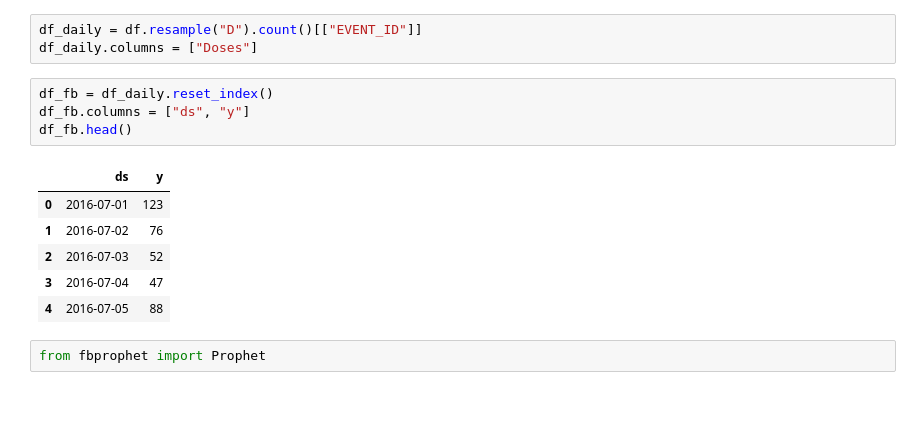
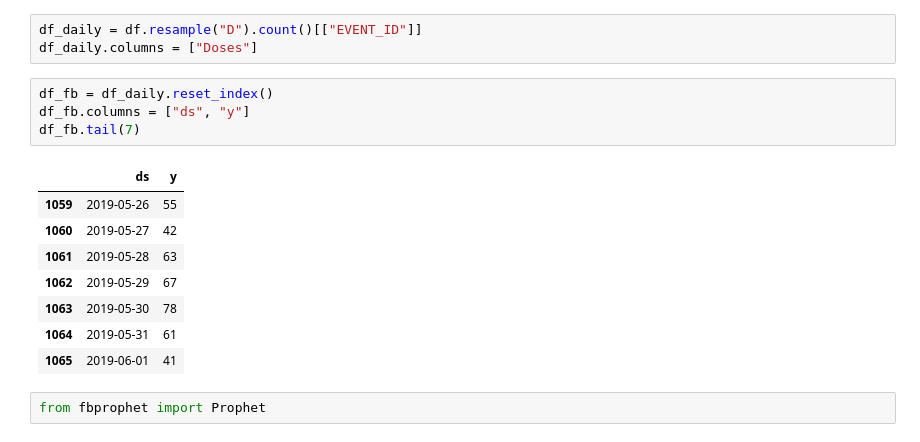
Before and after one commit to bgulbis/med_tracking, a Jupyter notebook: jupyter/fbprophet.ipynb, the cells around one changed output. Cells and saved outputs as stored; diff of their text form; blank space fills up the shorter version.

```diff
--- a/jupyter/fbprophet.ipynb
+++ b/jupyter/fbprophet.ipynb
@@ -23,14 +22,16 @@ df_daily.columns = ["Doses"]
 # %%
 df_fb = df_daily.reset_index()
 df_fb.columns = ["ds", "y"]
-df_fb.head()
+df_fb.tail(7)
 # %% [output]
 |  | ds | y |
-| 0 | 2016-07-01 | 123 |
-| 1 | 2016-07-02 | 76 |
-| 2 | 2016-07-03 | 52 |
-| 3 | 2016-07-04 | 47 |
-| 4 | 2016-07-05 | 88 |
+| 1059 | 2019-05-26 | 55 |
+| 1060 | 2019-05-27 | 42 |
+| 1061 | 2019-05-28 | 63 |
+| 1062 | 2019-05-29 | 67 |
+| 1063 | 2019-05-30 | 78 |
+| 1064 | 2019-05-31 | 61 |
+| 1065 | 2019-06-01 | 41 |
 # %%
 from fbprophet import Prophet
 # %%
```
Also changed, not shown: parts of 3 cells of this notebook.
